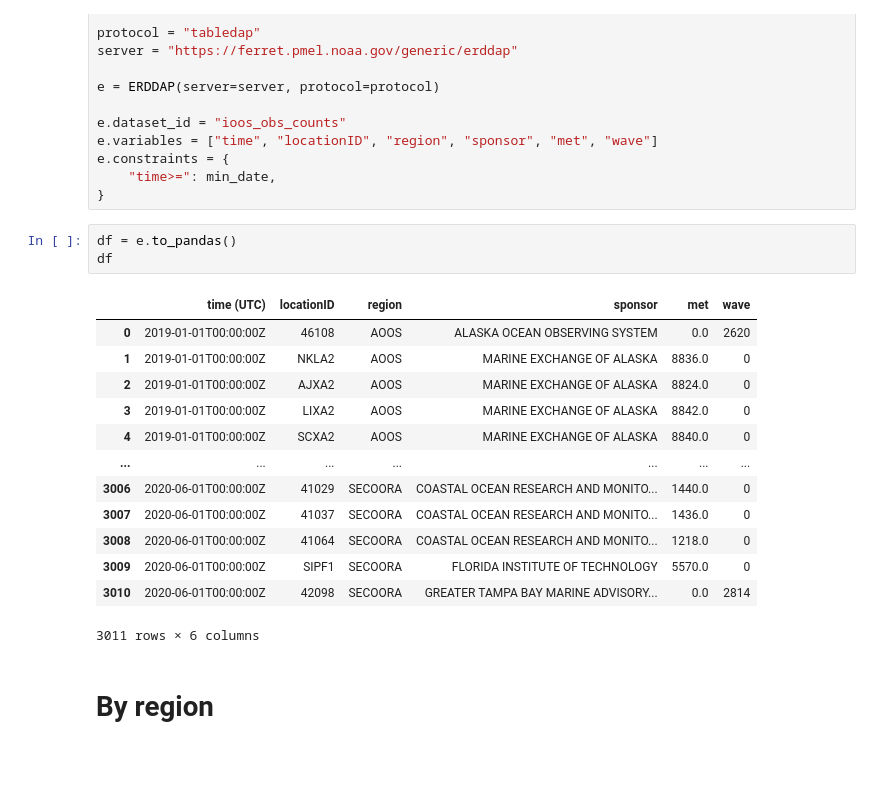
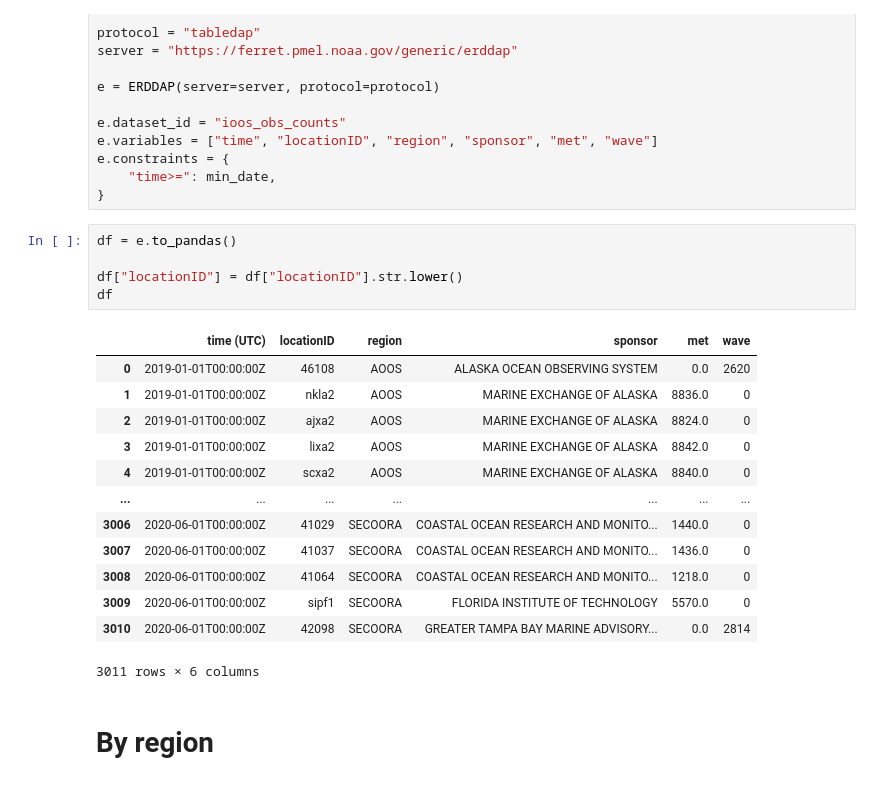
Before and after one commit to ioos/notebooks_demos, a Jupyter notebook: notebooks/2020-07-20-GTS.ipynb, the cells around one changed output. Saved outputs shown, nothing was run; the diff lists cells and outputs as text.

```diff
--- a/notebooks/2020-07-20-GTS.ipynb
+++ b/notebooks/2020-07-20-GTS.ipynb
@@ -32,19 +51,21 @@ e.constraints = {
 }
 # %%
 df = e.to_pandas()
+
+df["locationID"] = df["locationID"].str.lower()
 df
 # %% [output]
 |  | time (UTC) | locationID | region | sponsor | met | wave |
 | 0 | 2019-01-01T00:00:00Z | 46108 | AOOS | ALASKA OCEAN OBSERVING SYSTEM | 0.0 | 2620 |
-| 1 | 2019-01-01T00:00:00Z | NKLA2 | AOOS | MARINE EXCHANGE OF ALASKA | 8836.0 | 0 |
-| 2 | 2019-01-01T00:00:00Z | AJXA2 | AOOS | MARINE EXCHANGE OF ALASKA | 8824.0 | 0 |
-| 3 | 2019-01-01T00:00:00Z | LIXA2 | AOOS | MARINE EXCHANGE OF ALASKA | 8842.0 | 0 |
-| 4 | 2019-01-01T00:00:00Z | SCXA2 | AOOS | MARINE EXCHANGE OF ALASKA | 8840.0 | 0 |
+| 1 | 2019-01-01T00:00:00Z | nkla2 | AOOS | MARINE EXCHANGE OF ALASKA | 8836.0 | 0 |
+| 2 | 2019-01-01T00:00:00Z | ajxa2 | AOOS | MARINE EXCHANGE OF ALASKA | 8824.0 | 0 |
+| 3 | 2019-01-01T00:00:00Z | lixa2 | AOOS | MARINE EXCHANGE OF ALASKA | 8842.0 | 0 |
+| 4 | 2019-01-01T00:00:00Z | scxa2 | AOOS | MARINE EXCHANGE OF ALASKA | 8840.0 | 0 |
 | ... | ... | ... | ... | ... | ... | ... |
 | 3006 | 2020-06-01T00:00:00Z | 41029 | SECOORA | COASTAL OCEAN RESEARCH AND MONITO... | 1440.0 | 0 |
 | 3007 | 2020-06-01T00:00:00Z | 41037 | SECOORA | COASTAL OCEAN RESEARCH AND MONITO... | 1436.0 | 0 |
 | 3008 | 2020-06-01T00:00:00Z | 41064 | SECOORA | COASTAL OCEAN RESEARCH AND MONITO... | 1218.0 | 0 |
-| 3009 | 2020-06-01T00:00:00Z | SIPF1 | SECOORA | FLORIDA INSTITUTE OF TECHNOLOGY | 5570.0 | 0 |
+| 3009 | 2020-06-01T00:00:00Z | sipf1 | SECOORA | FLORIDA INSTITUTE OF TECHNOLOGY | 5570.0 | 0 |
 | 3010 | 2020-06-01T00:00:00Z | 42098 | SECOORA | GREATER TAMPA BAY MARINE ADVISORY... | 0.0 | 2814 |
 3011 rows × 6 columns
 # %% [markdown]
```
Also changed, not shown: parts of 8 cells of this notebook.
